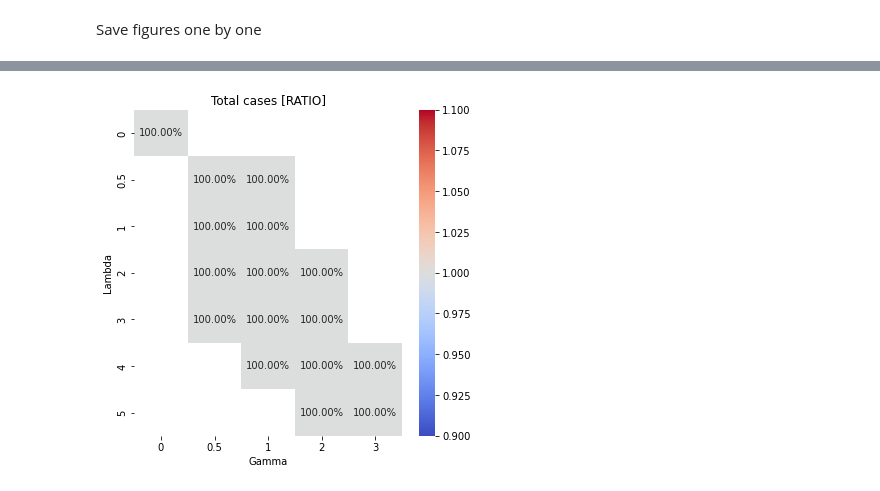
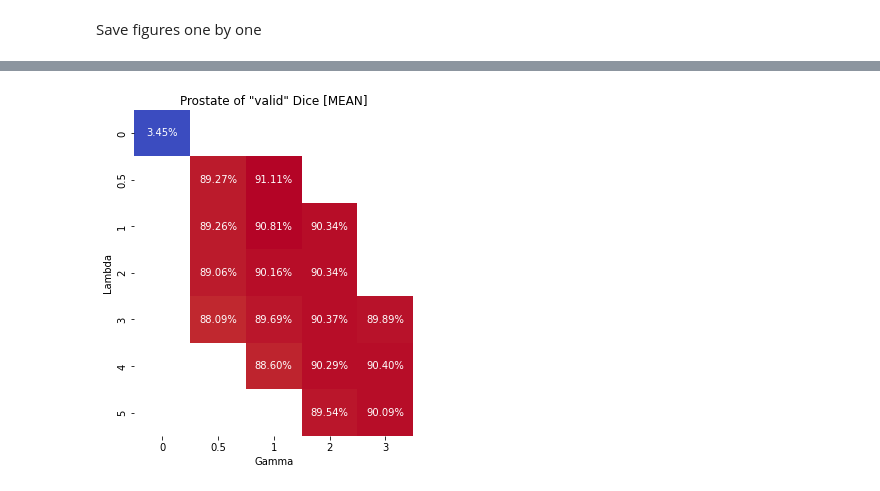
Before and after one commit to ilVecc/ProstMorph, a Jupyter notebook: notebooks/evaluation/results_batch.ipynb, the cells around one changed output, grey strips where cells are left out. Drawn from its saved outputs; the diff is of its cells as text; code cells hidden in the pictures.

```diff
--- a/notebooks/evaluation/results_batch.ipynb
+++ b/notebooks/evaluation/results_batch.ipynb
@@ -280,21 +269,47 @@ plt.show()
-# %%
-_, ax = plt.subplots(figsize=(6, 6))
-metric = "mean"
-what = "error"
-sns.heatmap(stats["target"]["final"]["good"][what][metric], annot=True, fmt='.2f', xticklabels=g_labels, yticklabels=l_labels, cmap="coolwarm", ax=ax)
-ax.set_title(f"TRE (in mm, with Dice > 0.25) [{metric.upper()}]")
-ax.set_xlabel("Gamma")
-ax.set_ylabel("Lambda")
-#plt.show()
-plt.savefig(f"figures/targets_final_good_{what}_{metric}.pdf", bbox_inches="tight")
-
-# _, ax = plt.subplots(figsize=(6, 6))
-# metric = "ratio"
-# sns.heatmap(stats["target"]["final"]["valid"][metric], annot=True, fmt='.2%', xticklabels=g_labels, yticklabels=l_labels, cmap="coolwarm", ax=ax)
-# ax.set_title(f"Total cases [{metric.upper()}]")
-# ax.set_xlabel("Gamma")
-# ax.set_ylabel("Lambda")
-# #plt.show()
-# plt.savefig(f"figures/targets_final_valid_{metric}.pdf", bbox_inches="tight")
-# %% [output]
-[figure, removed]
+# %%
+def save_plot(subject, stage, how, what, value, show=False):
+    stats_to_plot = stats[subject][stage]
+    stats_to_plot, focus = (stats_to_plot[how], f"{stage}_{how}") if stage == "final" and subject == "target" else (stats_to_plot, f"{stage}")
+    stats_to_plot = stats_to_plot[what] if what == "ratio" else stats_to_plot[what][value]
+    fmt = ".2f" if what == "error" else ".2%"
+    topic = f"{what}" if what == "ratio" else f"{what}_{value}"
+    if stage == "def":
+        situation = " VS deformation"
+    elif stage == "pre":
+        situation = " VS initial"
+    else:
+        situation = ""
+    if subject == "target":
+        if how == "good":
+            description = ", when Dice > 25%"
+        elif how == "valid":
+            description = ", when Dice is valid"
+        else:
+            description = f", when Dice is {how}"
+    else:
+        description = ""
+    cmap = "coolwarm_r" if what == "error" or (value == "std" and what != "ratio") else "coolwarm"
+
+    _, ax = plt.subplots(figsize=(5, 6))
+    sns.heatmap(
+        stats_to_plot,
+        annot=True, fmt=fmt,
+        xticklabels=g_labels, yticklabels=l_labels,
+        cmap=cmap, cbar=False,
+        ax=ax)
+    if what == "dice":
+        ax.set_title(f"{subject.capitalize()} of \"{how}\" Dice{situation} [{value.upper()}]")
+    elif what == "ratio":
+        ax.set_title(f"Distribution of \"{how}\" targets [{what.upper()}]")
+    else:
+        ax.set_title(f"TRE of \"{how}\" targets{situation} (in mm) [{value.upper()}]")
+    ax.set_xlabel("Gamma")
+    ax.set_ylabel("Lambda")
+    if show:
+        plt.show()
+    else:
+        plt.savefig(f"figures/{subject}_{focus}_{topic}.pdf", bbox_inches="tight")
+
+save_plot(subject="prostate", stage="final", how="valid", what="dice", value="mean", show=True)
+# %% [output]
+[figure, added]
```
Also changed, not shown: parts of 3 cells of this notebook, 3 other files.
